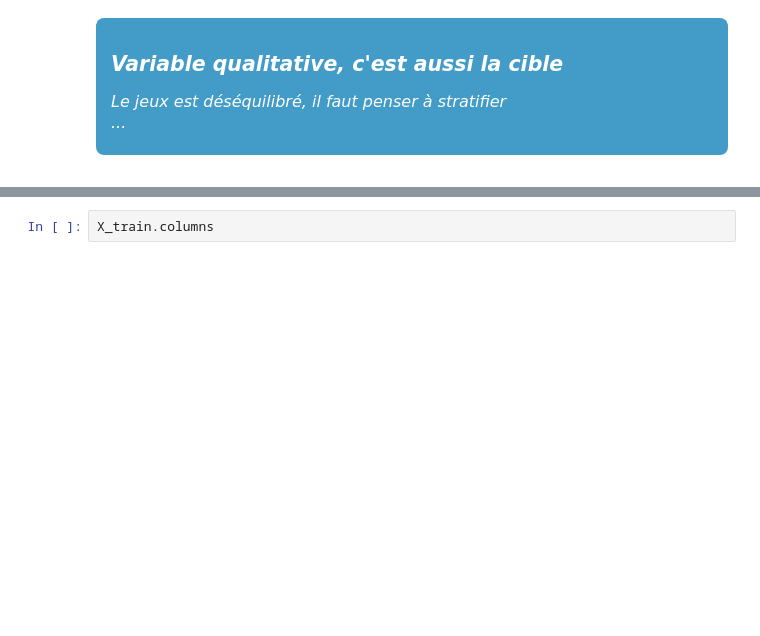
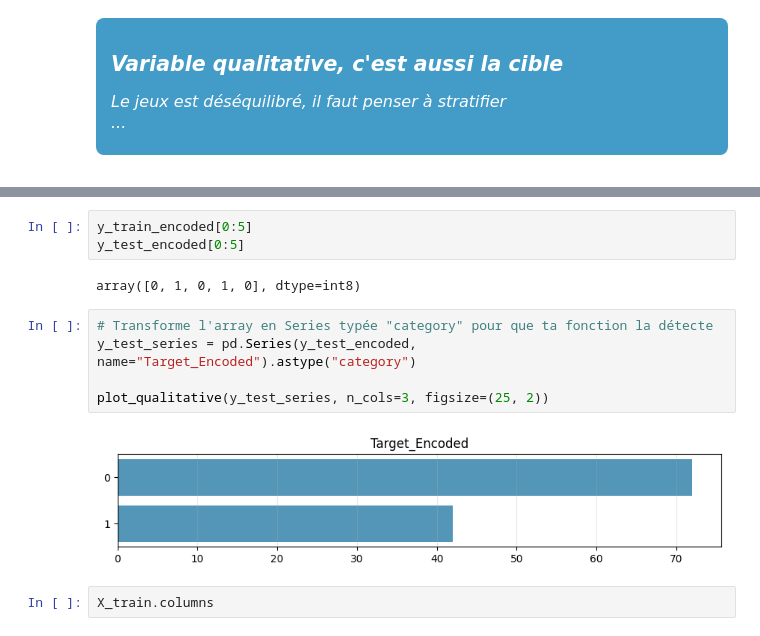
Before and after one commit to bruno-coulet/building-perceptron, a Jupyter notebook: eda.ipynb, the cells around one changed output, grey strips where cells are left out. Cells and saved outputs as stored; diff of their text form; blank space fills up the shorter version.

```diff
--- a/eda.ipynb
+++ b/eda.ipynb
@@ -312,3 +321,15 @@ plot_qualitative(y_train, n_cols=1, figsize=(8, 4))
+# %%
+y_train_encoded[0:5]
+y_test_encoded[0:5]
+# %% [output]
+array([0, 1, 0, 1, 0], dtype=int8)
+# %%
+# Transforme l'array en Series typée "category" pour que ta fonction la détecte
+y_test_series = pd.Series(y_test_encoded, name="Target_Encoded").astype("category")
+
+plot_qualitative(y_test_series, n_cols=3, figsize=(25, 2))
+# %% [output]
+[figure, added]
 # %%
 X_train.columns
 # %% [output]
```
Also changed, not shown: parts of 17 cells of this notebook, 2 other files.
